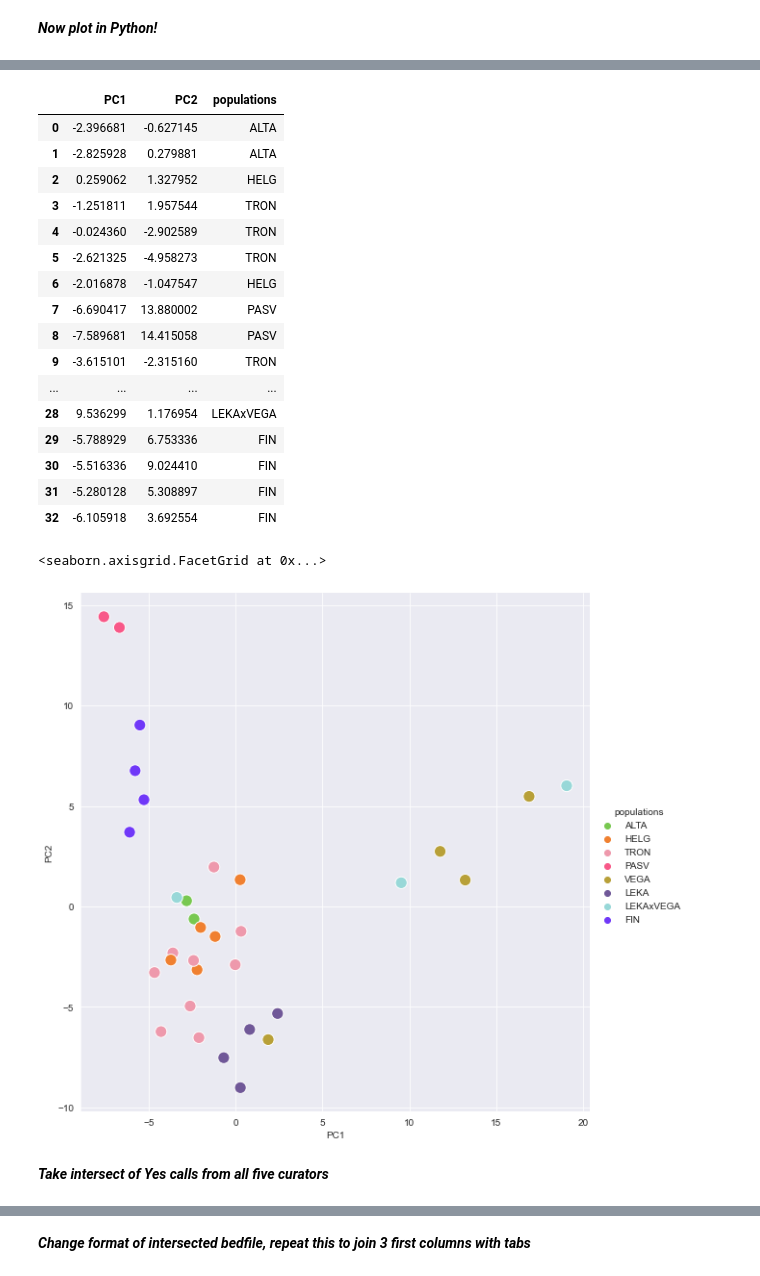
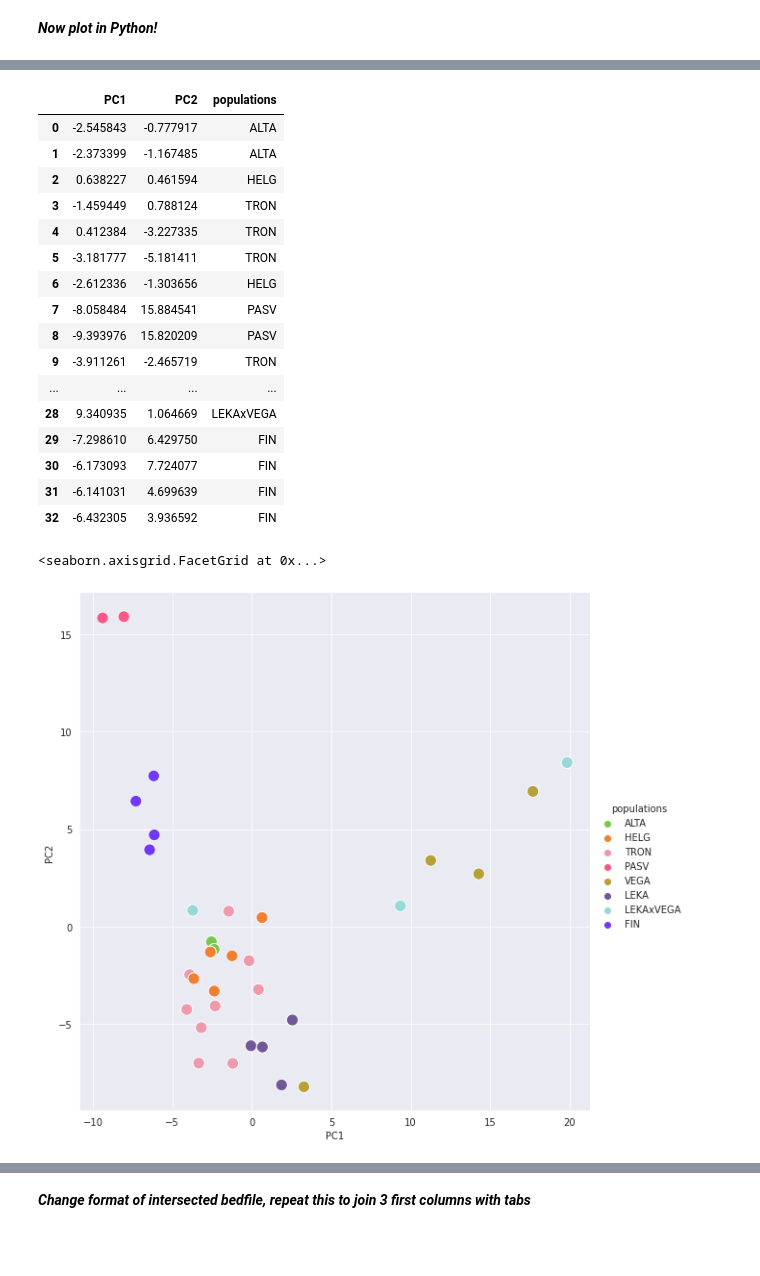
Before and after one commit to gdaviduu/House-Sparrow-Genome-Analysis, a Jupyter notebook: Extract_SV_regions_YesMaybe_intersectall.ipynb, the cells around one changed output, grey strips where cells are left out. Saved outputs shown, nothing was run; the diff lists cells and outputs as text; code cells hidden in the pictures; blank space fills up the shorter version.

```diff
--- a/Extract_SV_regions_YesMaybe_intersectall.ipynb
+++ b/Extract_SV_regions_YesMaybe_intersectall.ipynb
@@ -193,8 +135,7 @@ import numpy as np
 import seaborn as sns
 %matplotlib inline
 # %%
-#df = pd.read_csv("rejecteddels_all_T.csv")
-df = pd.read_csv("yesallintersect_T.csv")
+df = pd.read_csv("yesmaybeallintersect_T.csv")
 hs = pd.read_csv("HS.sample.csv")
 df
 # %% [output]
@@ -261,22 +202,22 @@ merged2 =  merged_new.rename(columns={'popinfo': 'populations'})
 merged2
 # %% [output]
 |  | PC1 | PC2 | populations |
-| 0 | -2.396681 | -0.627145 | ALTA |
-| 1 | -2.825928 | 0.279881 | ALTA |
-| 2 | 0.259062 | 1.327952 | HELG |
-| 3 | -1.251811 | 1.957544 | TRON |
-| 4 | -0.024360 | -2.902589 | TRON |
-| 5 | -2.621325 | -4.958273 | TRON |
-| 6 | -2.016878 | -1.047547 | HELG |
-| 7 | -6.690417 | 13.880002 | PASV |
-| 8 | -7.589681 | 14.415058 | PASV |
-| 9 | -3.615101 | -2.315160 | TRON |
+| 0 | -2.545843 | -0.777917 | ALTA |
+| 1 | -2.373399 | -1.167485 | ALTA |
+| 2 | 0.638227 | 0.461594 | HELG |
+| 3 | -1.459449 | 0.788124 | TRON |
+| 4 | 0.412384 | -3.227335 | TRON |
+| 5 | -3.181777 | -5.181411 | TRON |
+| 6 | -2.612336 | -1.303656 | HELG |
+| 7 | -8.058484 | 15.884541 | PASV |
+| 8 | -9.393976 | 15.820209 | PASV |
+| 9 | -3.911261 | -2.465719 | TRON |
 | ... | ... | ... | ... |
-| 28 | 9.536299 | 1.176954 | LEKAxVEGA |
-| 29 | -5.788929 | 6.753336 | FIN |
-| 30 | -5.516336 | 9.024410 | FIN |
-| 31 | -5.280128 | 5.308897 | FIN |
-| 32 | -6.105918 | 3.692554 | FIN |
+| 28 | 9.340935 | 1.064669 | LEKAxVEGA |
+| 29 | -7.298610 | 6.429750 | FIN |
+| 30 | -6.173093 | 7.724077 | FIN |
+| 31 | -6.141031 | 4.699639 | FIN |
+| 32 | -6.432305 | 3.936592 | FIN |
 # %%
 import seaborn as sns
 import pandas as pd
@@ -287,7 +228,7 @@ import matplotlib.pyplot as plt
 # Set theme
 sns.set_style('darkgrid')
 
-pagan_poetry = ['#78C850',  # Grass
+colours = ['#78C850',  # Grass
                     '#F08030',  # Fire
                     '#EE99AC',  # Fairy
                     '#F85888',  # Psychic
@@ -299,11 +240,9 @@ pagan_poetry = ['#78C850',  # Grass
 # %%
 from matplotlib import pyplot
 import seaborn
 
 
-sns.relplot(x="PC1", y="PC2", data=merged2, hue="populations", palette=pagan_poetry, s=(150),height=8, aspect=1)
+sns.relplot(x="PC1", y="PC2", data=merged2, hue="populations", palette=colours, s=(150),height=8, aspect=1)
 # %% [output]
 <seaborn.axisgrid.FacetGrid at 0x...>
-[figure, old version]
+[figure, new version]
-# %% [markdown]
-***Take intersect of Yes calls from all five curators***
```
Also changed, not shown: parts of 112 cells of this notebook.
